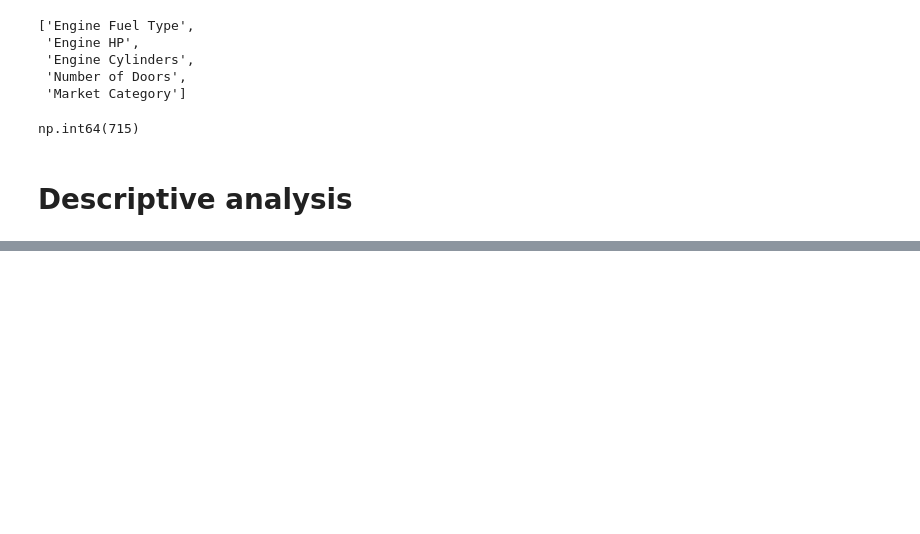
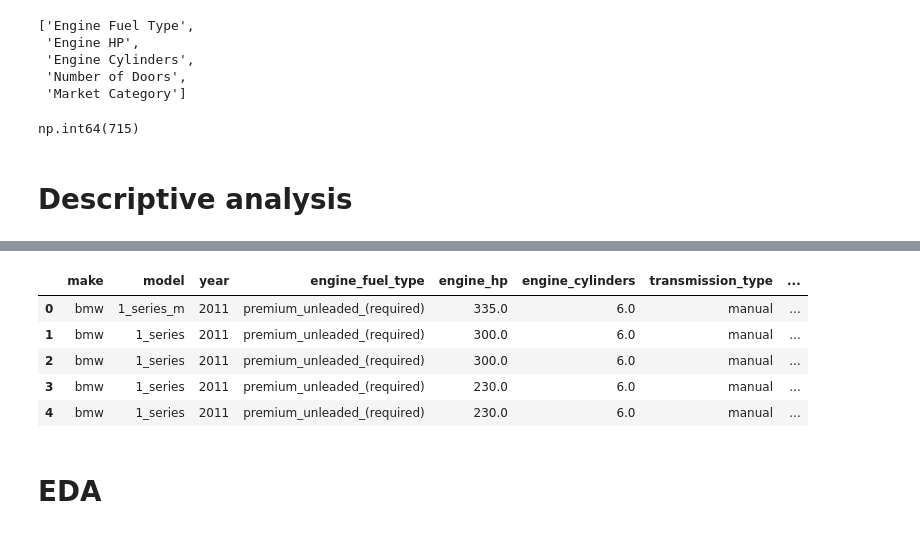
Before and after one commit to Govuzela/mlzoom, a Jupyter notebook: 02-regression/Learning/codealong.ipynb, the cells around one changed output, grey strips where cells are left out. Drawn from its saved outputs; the diff is of its cells as text; code cells hidden in the pictures; blank space fills up the shorter version.

```diff
--- a/02-regression/Learning/codealong.ipynb
+++ b/02-regression/Learning/codealong.ipynb
@@ -108,0 +125,15 @@ df.describe()
+# %%
+# format values
+
+for col in string_cols:
+    df[col]=df[col].str.lower().str.replace(' ','_')
+df.head()
+# %% [output]
+|  | make | model | year | engine_fuel_type | engine_hp | engine_cylinders | transmission_type | ... |
+| 0 | bmw | 1_series_m | 2011 | premium_unleaded_(required) | 335.0 | 6.0 | manual | ... |
+| 1 | bmw | 1_series | 2011 | premium_unleaded_(required) | 300.0 | 6.0 | manual | ... |
+| 2 | bmw | 1_series | 2011 | premium_unleaded_(required) | 300.0 | 6.0 | manual | ... |
+| 3 | bmw | 1_series | 2011 | premium_unleaded_(required) | 230.0 | 6.0 | manual | ... |
+| 4 | bmw | 1_series | 2011 | premium_unleaded_(required) | 230.0 | 6.0 | manual | ... |
+# %% [markdown]
+# EDA
```
Also changed, not shown: parts of 7 cells of this notebook, 9 other files.
